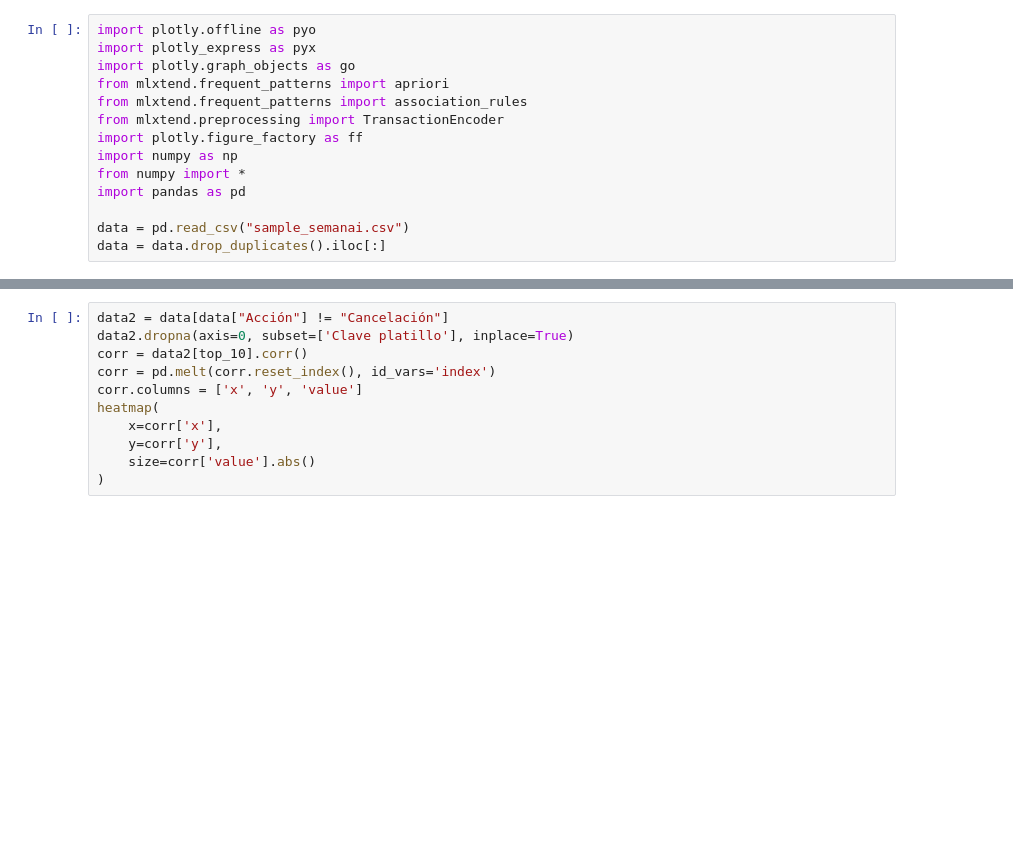
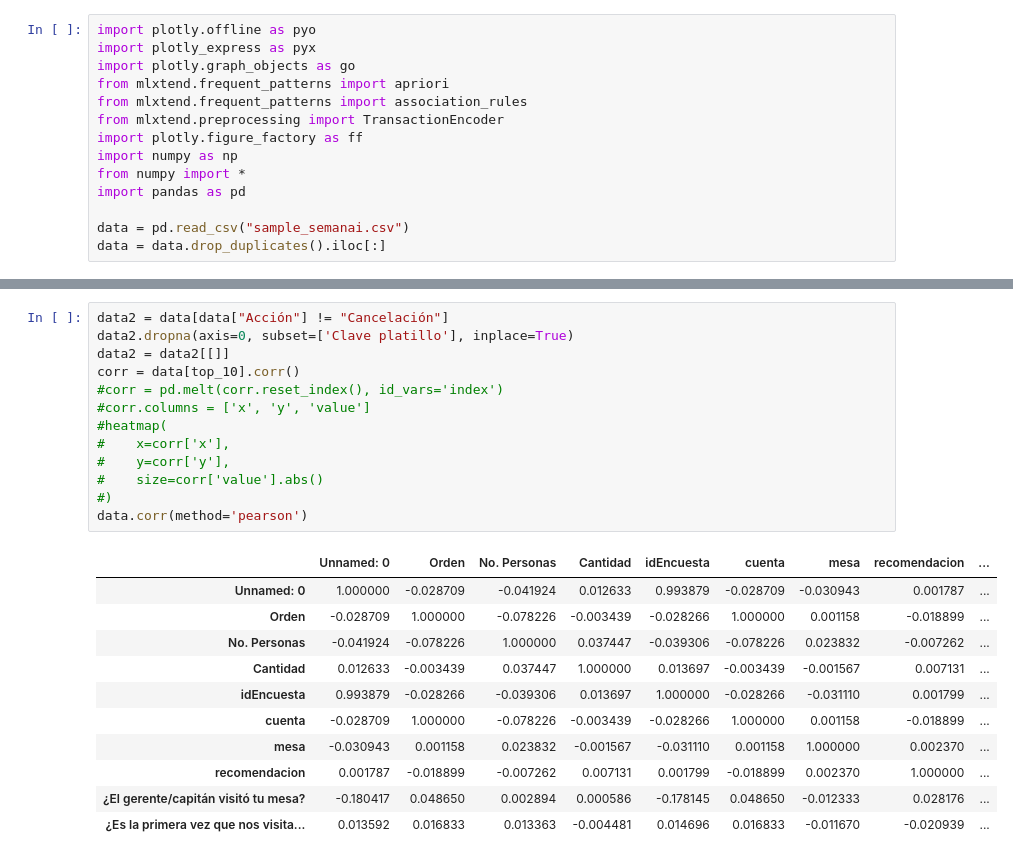
Before and after one commit to Caoimhim/data-analysis-semana-i, a Jupyter notebook: Correlation(The Good One).ipynb, the cells around one changed output, grey strips where cells are left out. Cells and saved outputs as stored; diff of their text form; blank space fills up the shorter version.

```diff
--- a/Correlation(The Good One).ipynb
+++ b/Correlation(The Good One).ipynb
@@ -64,11 +63,25 @@ is deprecated and will be removed in a future version. Use                 named
 # %%
 data2 = data[data["Acción"] != "Cancelación"]
 data2.dropna(axis=0, subset=['Clave platillo'], inplace=True)
-corr = data2[top_10].corr()
-corr = pd.melt(corr.reset_index(), id_vars='index')
-corr.columns = ['x', 'y', 'value']
-heatmap(
-    x=corr['x'],
-    y=corr['y'],
-    size=corr['value'].abs()
-)
+data2 = data2[[]]
+corr = data[top_10].corr()
+#corr = pd.melt(corr.reset_index(), id_vars='index')
+#corr.columns = ['x', 'y', 'value']
+#heatmap(
+#    x=corr['x'],
+#    y=corr['y'],
+#    size=corr['value'].abs()
+#)
+data.corr(method='pearson')
+# %% [output]
+|  | Unnamed: 0 | Orden | No. Personas | Cantidad | idEncuesta | cuenta | mesa | recomendacion | ... |
+| Unnamed: 0 | 1.000000 | -0.028709 | -0.041924 | 0.012633 | 0.993879 | -0.028709 | -0.030943 | 0.001787 | ... |
+| Orden | -0.028709 | 1.000000 | -0.078226 | -0.003439 | -0.028266 | 1.000000 | 0.001158 | -0.018899 | ... |
+| No. Personas | -0.041924 | -0.078226 | 1.000000 | 0.037447 | -0.039306 | -0.078226 | 0.023832 | -0.007262 | ... |
+| Cantidad | 0.012633 | -0.003439 | 0.037447 | 1.000000 | 0.013697 | -0.003439 | -0.001567 | 0.007131 | ... |
+| idEncuesta | 0.993879 | -0.028266 | -0.039306 | 0.013697 | 1.000000 | -0.028266 | -0.031110 | 0.001799 | ... |
+| cuenta | -0.028709 | 1.000000 | -0.078226 | -0.003439 | -0.028266 | 1.000000 | 0.001158 | -0.018899 | ... |
+| mesa | -0.030943 | 0.001158 | 0.023832 | -0.001567 | -0.031110 | 0.001158 | 1.000000 | 0.002370 | ... |
+| recomendacion | 0.001787 | -0.018899 | -0.007262 | 0.007131 | 0.001799 | -0.018899 | 0.002370 | 1.000000 | ... |
+| ¿El gerente/capitán visitó tu mesa? | -0.180417 | 0.048650 | 0.002894 | 0.000586 | -0.178145 | 0.048650 | -0.012333 | 0.028176 | ... |
+| ¿Es la primera vez que nos visita... | 0.013592 | 0.016833 | 0.013363 | -0.004481 | 0.014696 | 0.016833 | -0.011670 | -0.020939 | ... |
```
Also changed, not shown: parts of 1 cell of this notebook, 1 other file.
